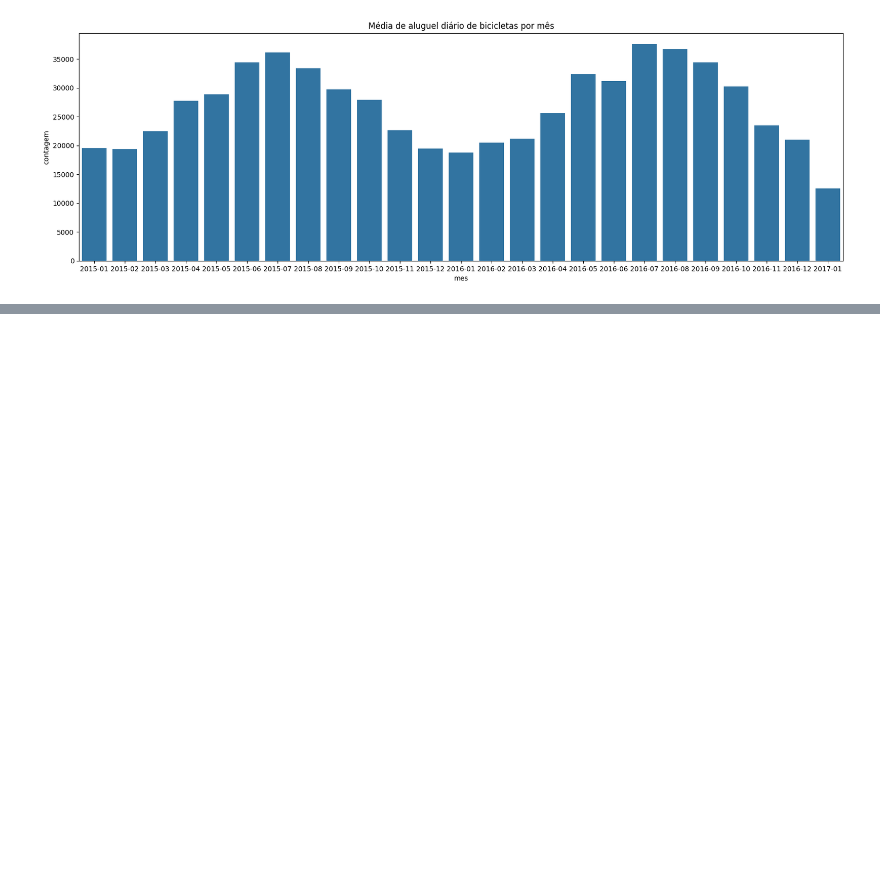
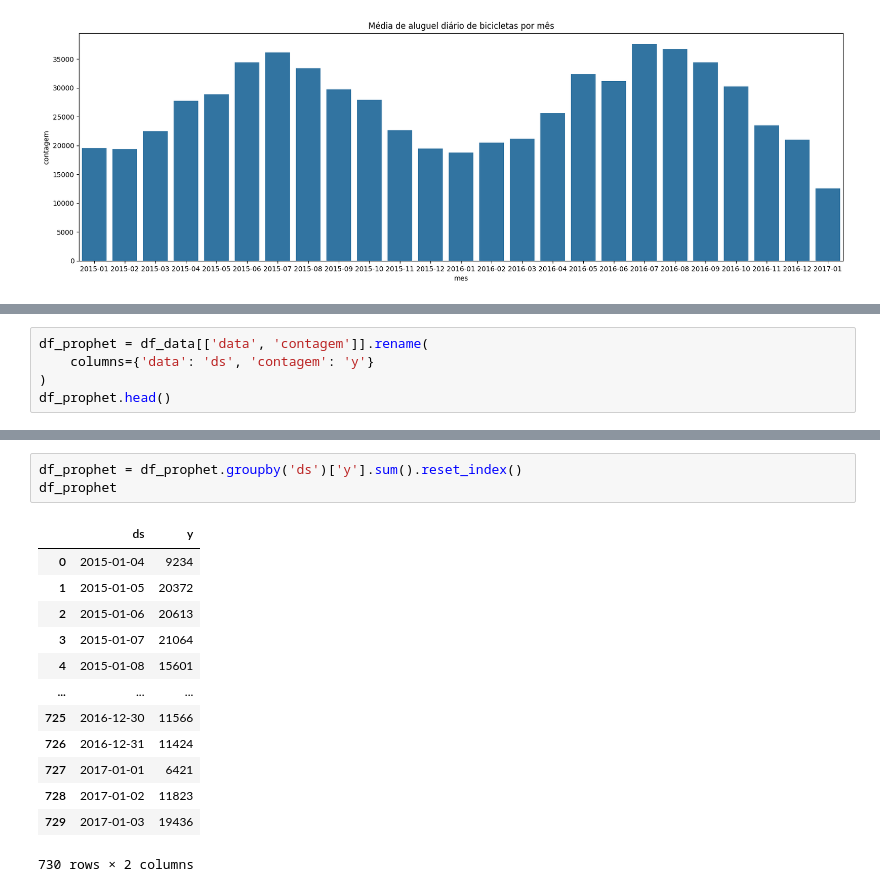
Before and after one commit to juliogazoli/alura-data-science-python-analisando-e-prevendo-series-temporais, a Jupyter notebook: atividades.ipynb, the cells around one changed output, grey strips where cells are left out. Drawn from its saved outputs; the diff is of its cells as text; blank space fills up the shorter version.

```diff
--- a/atividades.ipynb
+++ b/atividades.ipynb
@@ -516,0 +519,5 @@ plt.show()
+# %%
+df_prophet = df_data[['data', 'contagem']].rename(
+    columns={'data': 'ds', 'contagem': 'y'}
+)
+df_prophet.head()
@@ -516,0 +531,17 @@ plt.show()
+# %%
+df_prophet = df_prophet.groupby('ds')['y'].sum().reset_index()
+df_prophet
+# %% [output]
+|  | ds | y |
+| 0 | 2015-01-04 | 9234 |
+| 1 | 2015-01-05 | 20372 |
+| 2 | 2015-01-06 | 20613 |
+| 3 | 2015-01-07 | 21064 |
+| 4 | 2015-01-08 | 15601 |
+| ... | ... | ... |
+| 725 | 2016-12-30 | 11566 |
+| 726 | 2016-12-31 | 11424 |
+| 727 | 2017-01-01 | 6421 |
+| 728 | 2017-01-02 | 11823 |
+| 729 | 2017-01-03 | 19436 |
+730 rows × 2 columns
```
Also changed, not shown: parts of 3 cells of this notebook, 1 other file.
